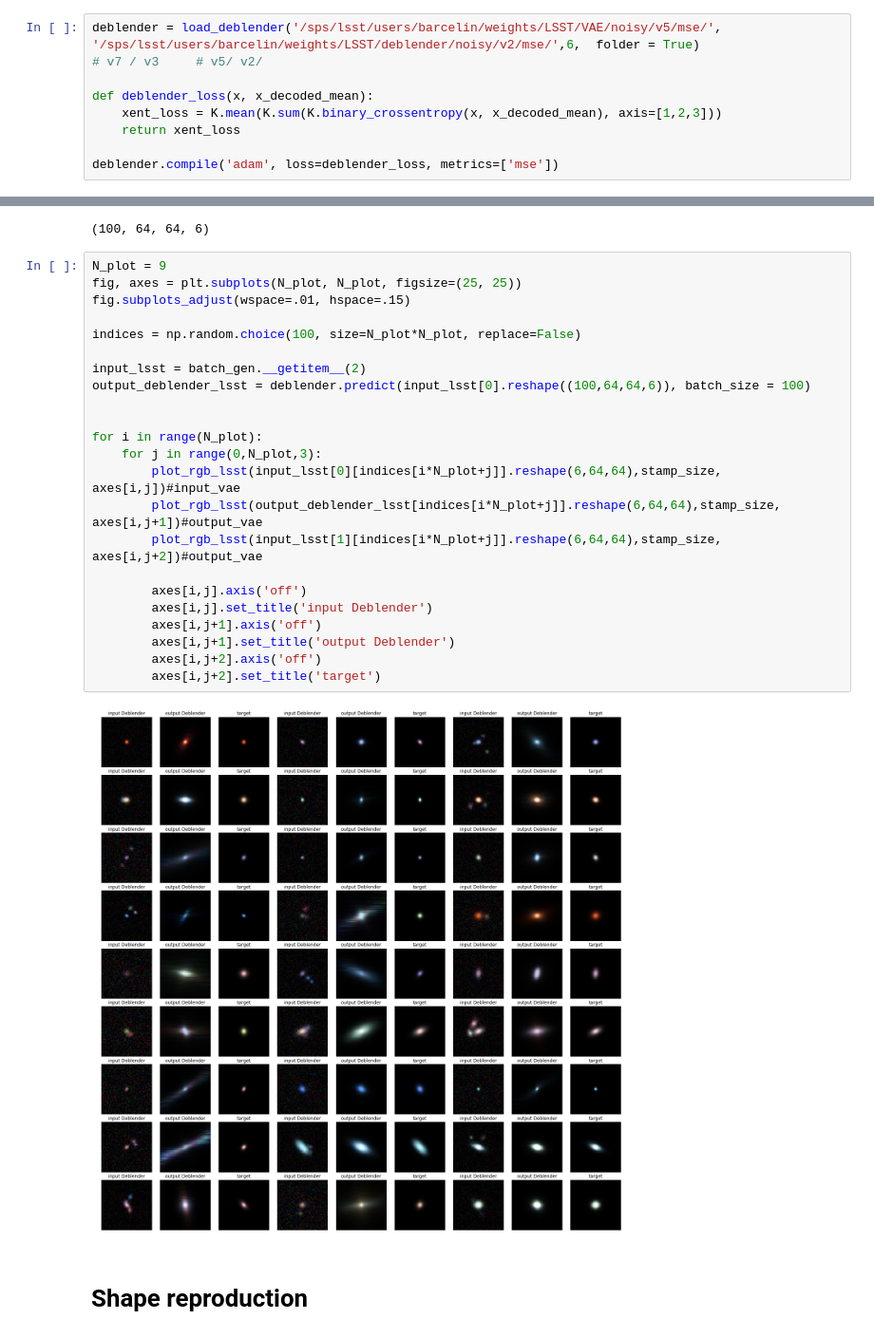
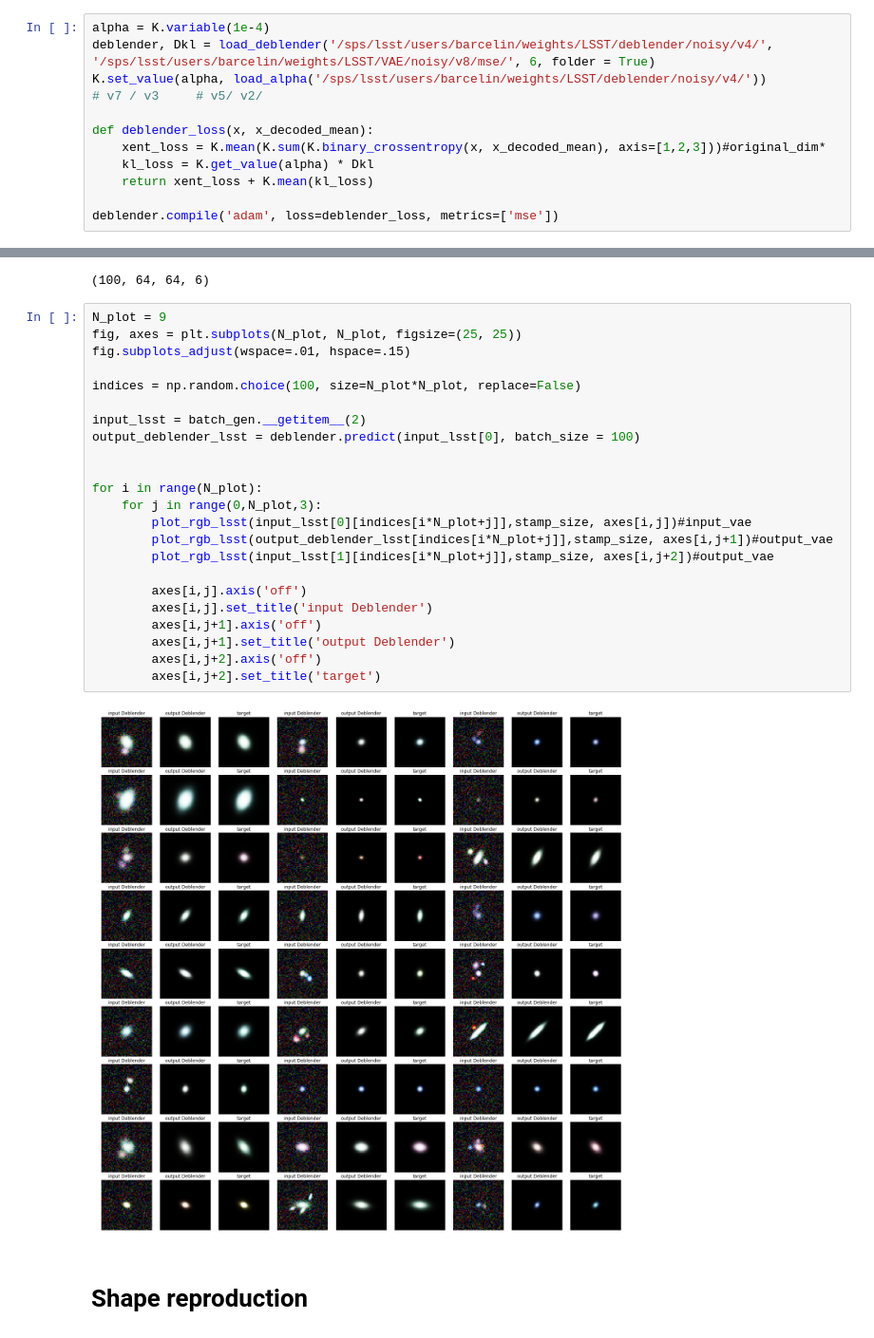
Before and after one commit to LSSTDESC/DeblenderVAE, a Jupyter notebook: notebooks/Deblender/Plots_Deblender-LSST.ipynb, the cells around one changed output, grey strips where cells are left out. Shown at 95% size. Cells and saved outputs as stored; diff of their text form.

Commit message:
modify notebook plot_deblender to use generic generator and plot results

```diff
--- a/notebooks/Deblender/Plots_Deblender-LSST.ipynb
+++ b/notebooks/Deblender/Plots_Deblender-LSST.ipynb
@@ -43,11 +37,14 @@ from generator_deblender import BatchGenerator_lsst_process
 batch_size = 100
 original_dim = 64*64*6
 # %%
-deblender = load_deblender('/sps/lsst/users/barcelin/weights/LSST/VAE/noisy/v5/mse/', '/sps/lsst/users/barcelin/weights/LSST/deblender/noisy/v2/mse/',6,  folder = True)
+alpha = K.variable(1e-4)
+deblender, Dkl = load_deblender('/sps/lsst/users/barcelin/weights/LSST/deblender/noisy/v4/', '/sps/lsst/users/barcelin/weights/LSST/VAE/noisy/v8/mse/', 6, folder = True)
+K.set_value(alpha, load_alpha('/sps/lsst/users/barcelin/weights/LSST/deblender/noisy/v4/'))
 # v7 / v3     # v5/ v2/
 
 def deblender_loss(x, x_decoded_mean):
-    xent_loss = K.mean(K.sum(K.binary_crossentropy(x, x_decoded_mean), axis=[1,2,3]))
-    return xent_loss
+    xent_loss = K.mean(K.sum(K.binary_crossentropy(x, x_decoded_mean), axis=[1,2,3]))#original_dim*
+    kl_loss = K.get_value(alpha) * Dkl
+    return xent_loss + K.mean(kl_loss)
 
 deblender.compile('adam', loss=deblender_loss, metrics=['mse'])
@@ -435,28 +428,28 @@ input_lsst[0].shape
 # %%
 N_plot = 9
 fig, axes = plt.subplots(N_plot, N_plot, figsize=(25, 25))
 fig.subplots_adjust(wspace=.01, hspace=.15)
 
 indices = np.random.choice(100, size=N_plot*N_plot, replace=False)
 
 input_lsst = batch_gen.__getitem__(2)
-output_deblender_lsst = deblender.predict(input_lsst[0].reshape((100,64,64,6)), batch_size = 100)
+output_deblender_lsst = deblender.predict(input_lsst[0], batch_size = 100)
 
 
 for i in range(N_plot):
     for j in range(0,N_plot,3):
-        plot_rgb_lsst(input_lsst[0][indices[i*N_plot+j]].reshape(6,64,64),stamp_size, axes[i,j])#input_vae
-        plot_rgb_lsst(output_deblender_lsst[indices[i*N_plot+j]].reshape(6,64,64),stamp_size, axes[i,j+1])#output_vae
-        plot_rgb_lsst(input_lsst[1][indices[i*N_plot+j]].reshape(6,64,64),stamp_size, axes[i,j+2])#output_vae
+        plot_rgb_lsst(input_lsst[0][indices[i*N_plot+j]],stamp_size, axes[i,j])#input_vae
+        plot_rgb_lsst(output_deblender_lsst[indices[i*N_plot+j]],stamp_size, axes[i,j+1])#output_vae
+        plot_rgb_lsst(input_lsst[1][indices[i*N_plot+j]],stamp_size, axes[i,j+2])#output_vae
 
         axes[i,j].axis('off')
         axes[i,j].set_title('input Deblender')
         axes[i,j+1].axis('off')
         axes[i,j+1].set_title('output Deblender')
         axes[i,j+2].axis('off')
         axes[i,j+2].set_title('target')
 # %% [output]
-[figure, old version]
+[figure, new version]
 # %% [markdown]
 # Shape reproduction
 # %%
```
Also changed, not shown: parts of 5 cells of this notebook.
